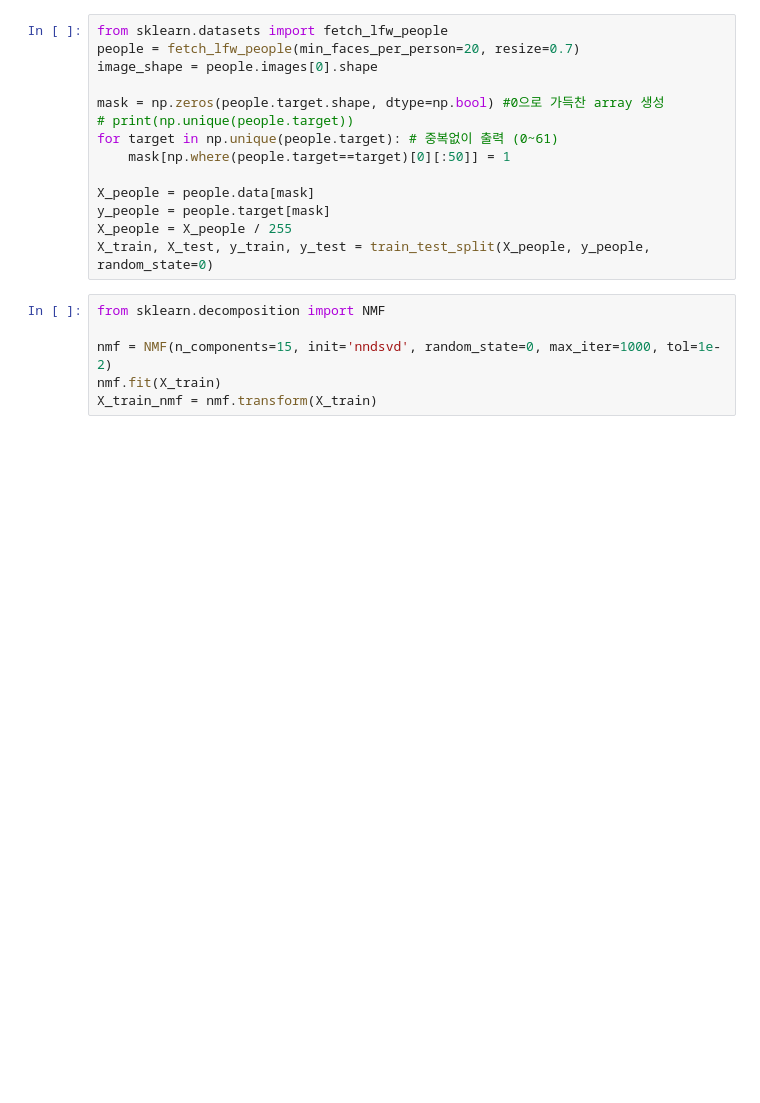
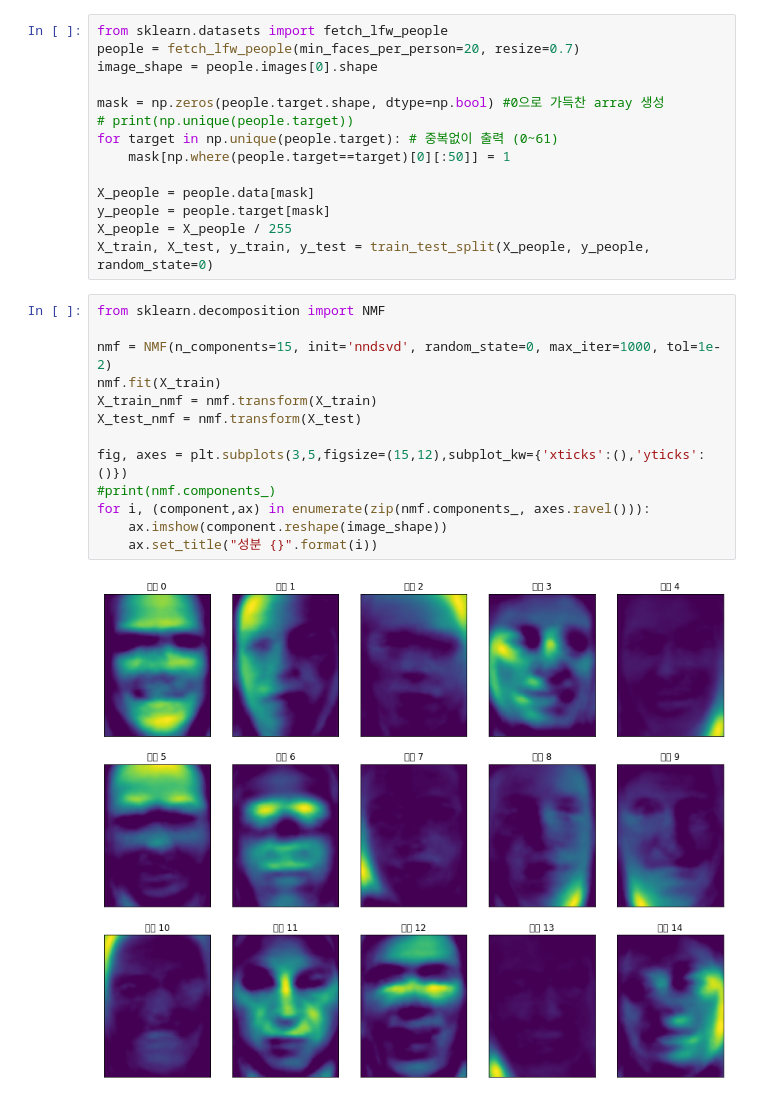
Before and after one commit to jinoe/SciKit-learn-Machine-Learning, a Jupyter notebook: ch03_NMF.ipynb, the cells around one changed output. Cells and saved outputs as stored; diff of their text form; blank space fills up the shorter version.

```diff
--- a/ch03_NMF.ipynb
+++ b/ch03_NMF.ipynb
@@ -21,6 +25,15 @@ X_train, X_test, y_train, y_test = train_test_split(X_people, y_people, random_s
 # %%
 from sklearn.decomposition import NMF
 
 nmf = NMF(n_components=15, init='nndsvd', random_state=0, max_iter=1000, tol=1e-2)
 nmf.fit(X_train)
 X_train_nmf = nmf.transform(X_train)
+X_test_nmf = nmf.transform(X_test)
+
+fig, axes = plt.subplots(3,5,figsize=(15,12),subplot_kw={'xticks':(),'yticks':()})
+#print(nmf.components_)
+for i, (component,ax) in enumerate(zip(nmf.components_, axes.ravel())):
+    ax.imshow(component.reshape(image_shape))
+    ax.set_title("성분 {}".format(i))
+# %% [output]
+[figure, added]
```
Also changed, not shown: parts of 2 cells of this notebook.
